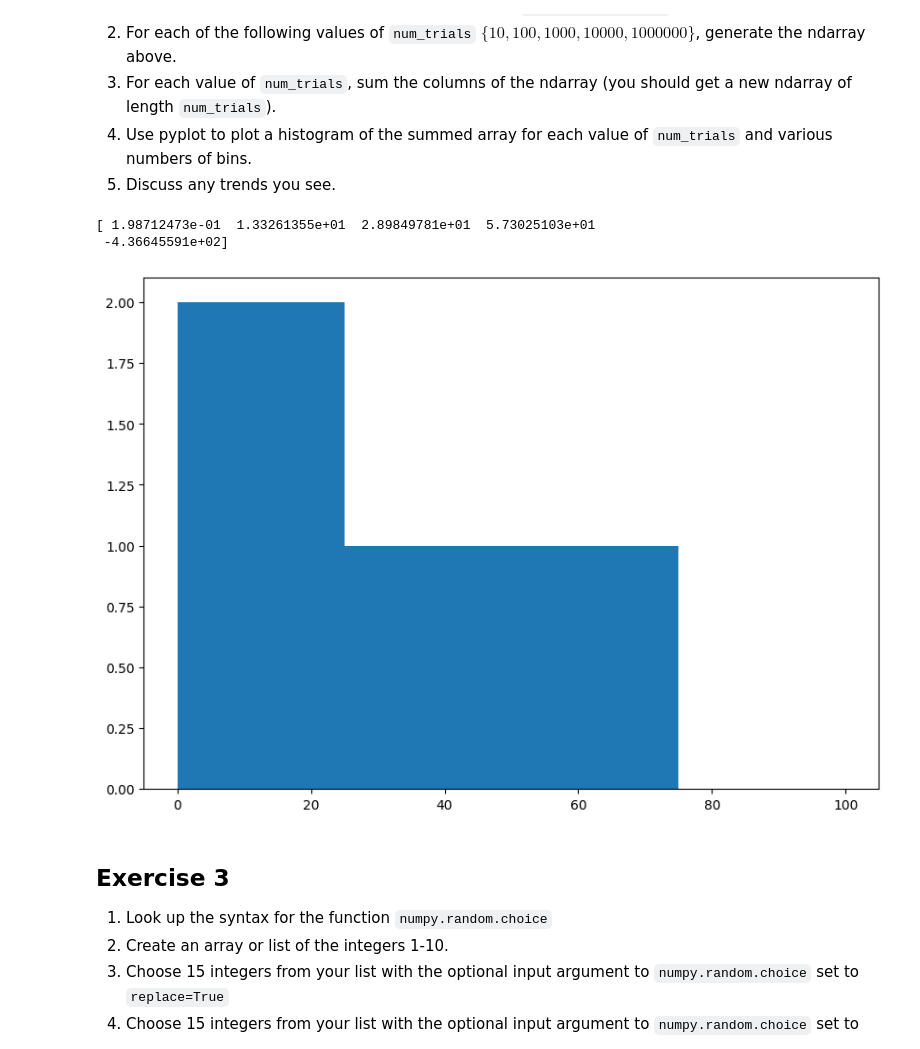
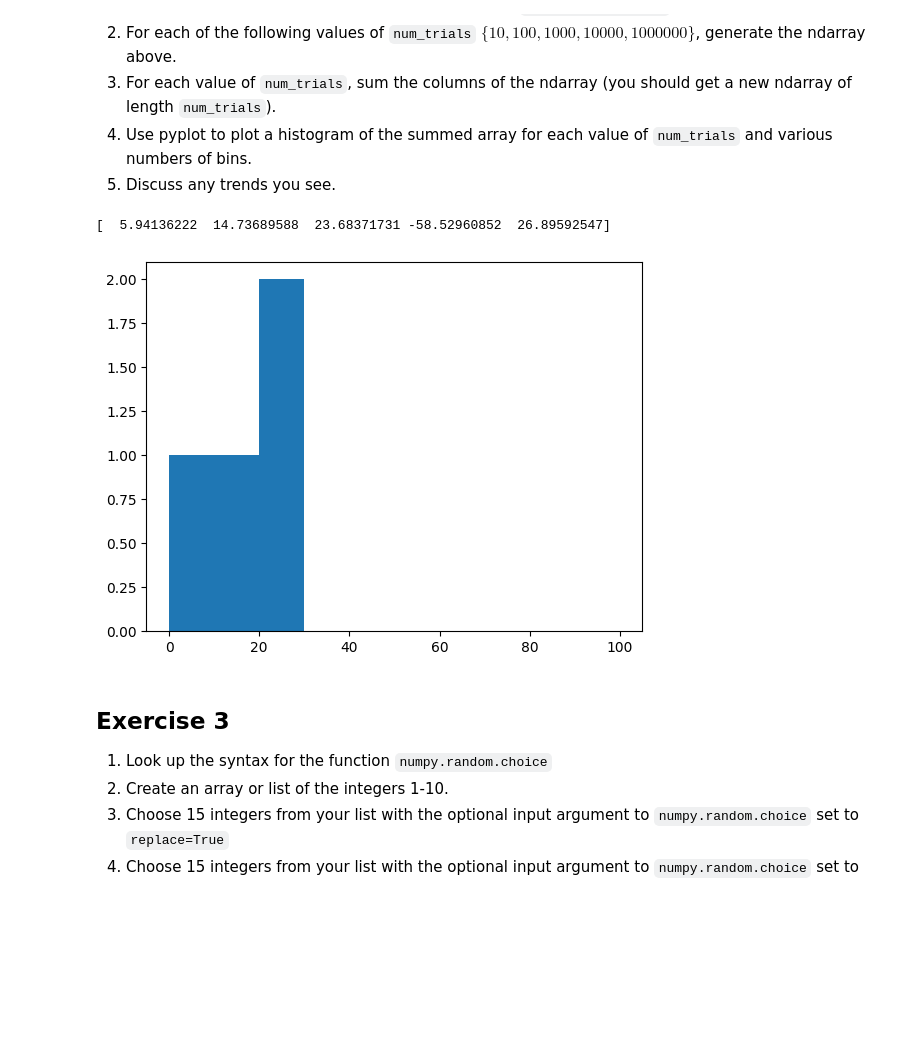
Before and after one commit to pxs4528/DATA-3401, a Jupyter notebook: Lab/Lab6/Lab6.ipynb, the cells around one changed output. Saved outputs shown, nothing was run; the diff lists cells and outputs as text; code cells hidden in the pictures; blank space fills up the shorter version.

```diff
--- a/Lab/Lab6/Lab6.ipynb
+++ b/Lab/Lab6/Lab6.ipynb
@@ -31,31 +31,30 @@ np.sum(A,axis=1) (It sums the elements of array and axis 1 means along the rows)
 # %%
 import numpy as np
 import matplotlib.pyplot as plt
 lst = []
 num_trials = np.random.randn(10)
 num_trials1 = np.random.randn(100)
 num_trials2 = np.random.randn(1000)
 num_trials3 = np.random.randn(10000)
 num_trials4 = np.random.randn(1000000)
 x =  np.sum(num_trials, axis=0)
 x1 = np.sum(num_trials1, axis=0)
 x2 = np.sum(num_trials2, axis=0)
 x3 = np.sum(num_trials3, axis=0)
 x4 = np.sum(num_trials4, axis=0)
 lst.append(x)
 lst.append(x1)
 lst.append(x2)
 lst.append(x3)
 lst.append(x4)
 arr = np.array(lst)
-fig, ax = plt.subplots(figsize =(10, 7))
-ax.hist(arr, bins = [0, 25, 50, 75, 100])
+fig, ax = plt.subplots()
+ax.hist(arr, bins = [0, 10, 20, 30,40, 50, 60, 70 , 80 , 90, 100])
 print(arr)
 plt.show()
 # %% [output]
-[ 1.98712473e-01  1.33261355e+01  2.89849781e+01  5.73025103e+01
- -4.36645591e+02]
+[  5.94136222  14.73689588  23.68371731 -58.52960852  26.89592547]
-[figure, old version]
+[figure, new version]
 # %% [markdown]
 ## Exercise 3
 1. Look up the syntax for the function `numpy.random.choice`
```
Also changed, not shown: parts of 1 cell of this notebook.
